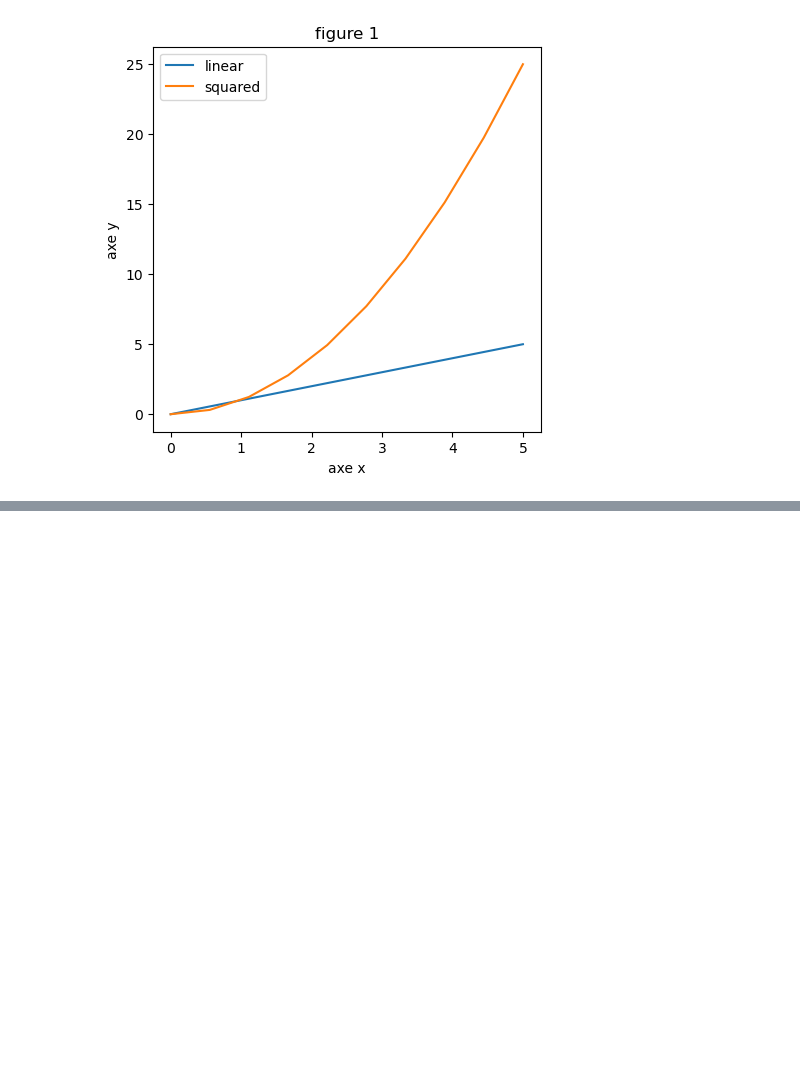
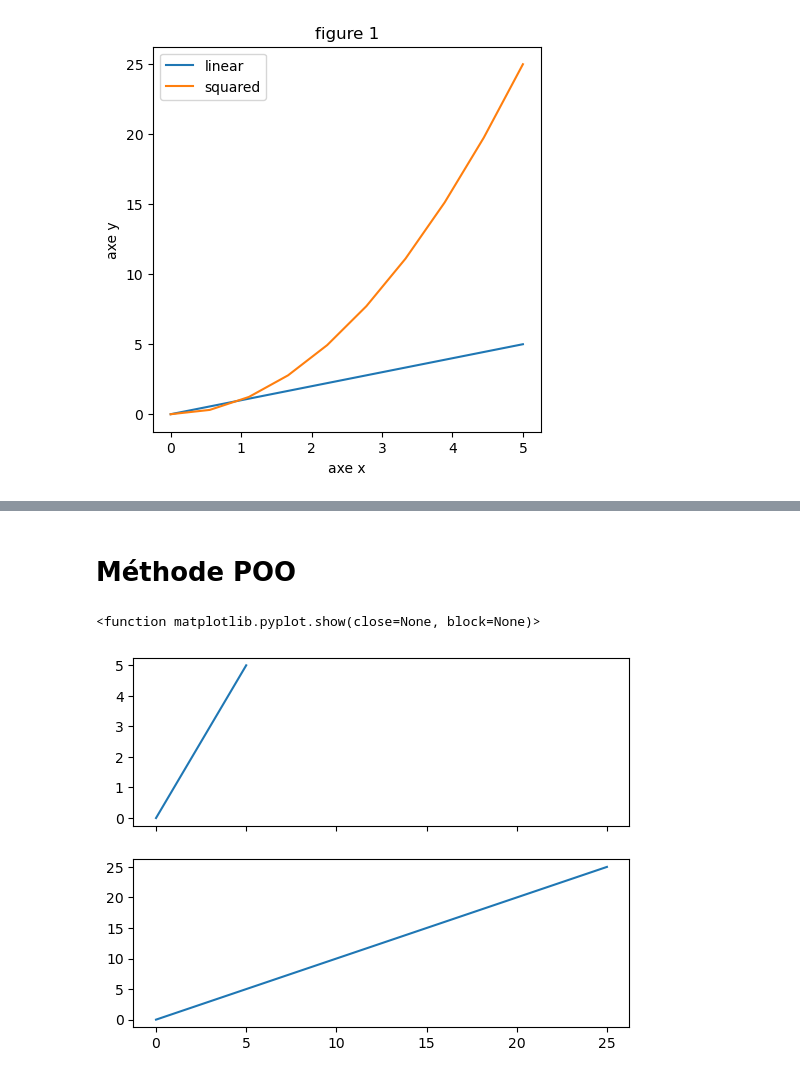
Before and after one commit to FaroukLeCheval/Train_Python_Programms, a Jupyter notebook: Cours_Matplotlib.ipynb, the cells around one changed output, grey strips where cells are left out. Saved outputs shown, nothing was run; the diff lists cells and outputs as text; code cells hidden in the pictures; blank space fills up the shorter version.

```diff
--- a/Cours_Matplotlib.ipynb
+++ b/Cours_Matplotlib.ipynb
@@ -43,0 +73,10 @@ plt.show() # toujours à mettre même is dans jupyter on peu s'en passer
+# %% [markdown]
+# Méthode POO
+# %%
+fig, ax = plt.subplots(2, 1 , sharex=True) # le ax est un array numpy
+ax[0].plot(x,y)
+ax[1].plot(x**2,y/(1/y))
+plt.show
+# %% [output]
+<function matplotlib.pyplot.show(close=None, block=None)>
+[figure, added]
```
Also changed, not shown: parts of 8 cells of this notebook.
